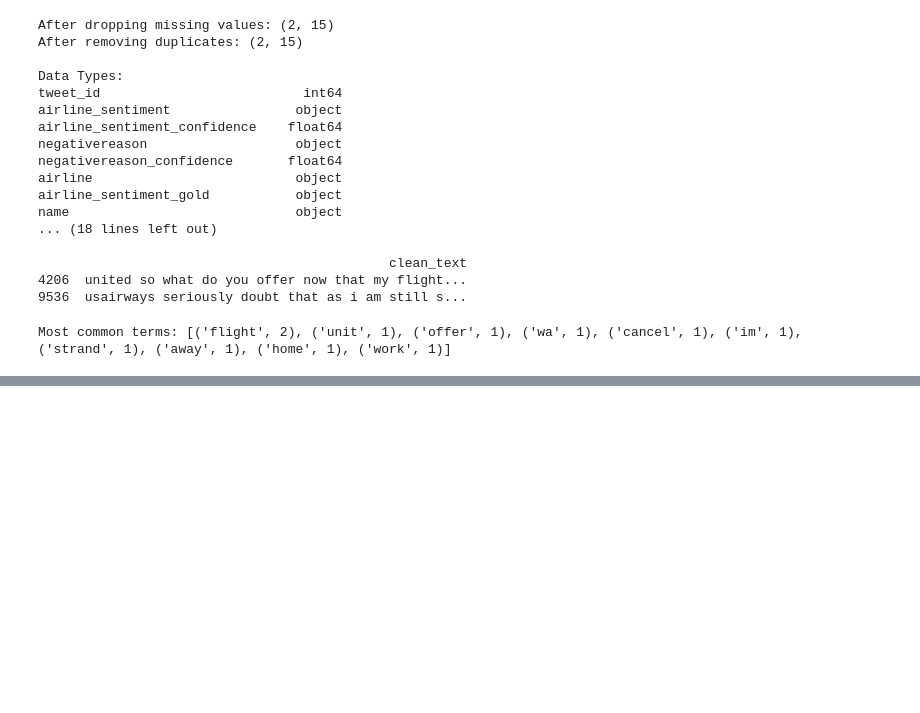
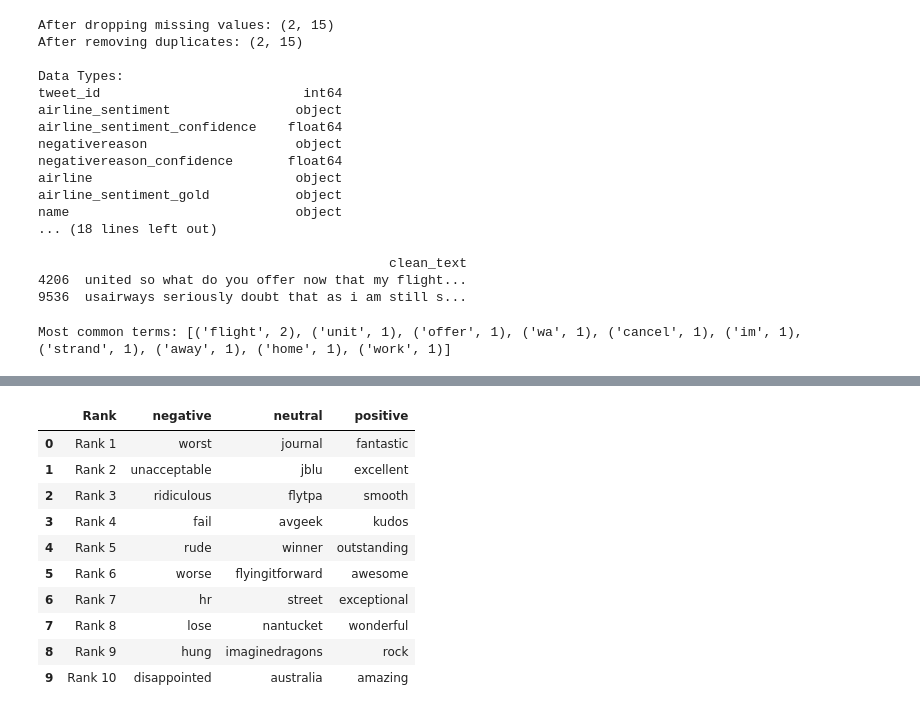
Before and after one commit to lana3x3/Data, a Jupyter notebook: notebookthebi-project.ipynb, the cells around one changed output, grey strips where cells are left out. Cells and saved outputs as stored; diff of their text form; code cells hidden in the pictures; blank space fills up the shorter version.

Commit message:
Kaggle Notebook | TheBI project notebook_ | Version 17

```diff
--- a/notebookthebi-project.ipynb
+++ b/notebookthebi-project.ipynb
@@ -837,0 +753,89 @@ top_words_df
+# %%
+import pandas as pd
+import numpy as np
+import re
+import nltk
+from nltk.tokenize import word_tokenize
+from nltk.stem import WordNetLemmatizer
+from sklearn.feature_extraction.text import CountVectorizer
+from sklearn.naive_bayes import MultinomialNB
+
+
+# Load dataset
+df = pd.read_csv('/kaggle/input/twitter-airline-sentiment/Tweets.csv')
+
+# Stopwords
+custom_stopwords = set([
+    'americanair', 'united', 'southwestair', 'jetblue', 'usairways', 'virginamerica',
+    'flight', 'airline', 'airlines', 'service', 'customer', 'bag', 'hold', 'help', 'ticket', 'plane',
+    'fleek', 'fleet', 'tomorrow', 'know', 'need', 'wa', 'guy', 'got', 'get', 'gotten',
+    'amp', 'just', 'time', 'seat', 'gate', 'day', 'way', 'thank', 'thanks', 'dont', 'make',
+    'ha', 'phone', 'today', 'fly', 'flying', 'travel', 'number', 'new', 'email', 'crew', 'flightled'
+])
+
+lemmatizer = WordNetLemmatizer()
+
+def clean_text(text):
+    text = str(text).lower()
+    text = re.sub(r"http\S+", "", text)
+    text = re.sub(r"[^a-z\s]", "", text)
+    words = word_tokenize(text)
+    words = [lemmatizer.lemmatize(w) for w in words if len(w) > 2 and w not in custom_stopwords]
+    return ' '.join(words)
+
+# Clean
+df['clean_text'] = df['text'].apply(clean_text)
+
+# Vectorize
+vectorizer = CountVectorizer(stop_words='english')
+X_vectorized = vectorizer.fit_transform(df['clean_text'])
+y = df['airline_sentiment']
+
+# Train NB
+nb_model = MultinomialNB()
+nb_model.fit(X_vectorized, y)
+
+# Extract top class-specific words
+feature_names = np.array(vectorizer.get_feature_names_out())
+class_log_probs = nb_model.feature_log_prob_
+classes = nb_model.classes_
+topn = 10
+result = {}
+
+for i, label in enumerate(classes):
+    other_log_probs = np.delete(class_log_probs, i, axis=0)
+    avg_other_log_prob = other_log_probs.mean(axis=0)
+    class_specificity = class_log_probs[i] - avg_other_log_prob
+    top_indices = np.argsort(class_specificity)[::-1]
+    top_words = [feature_names[idx] for idx in top_indices if feature_names[idx] not in custom_stopwords][:topn]
+    result[label] = top_words
+
+# Format to match design (Rank + Columns)
+ranks = [f"Rank {i+1}" for i in range(topn)]
+df_result = pd.DataFrame(result)
+df_result.insert(0, 'Rank', ranks)
+df_result = df_result[['Rank', 'negative', 'neutral', 'positive']]
+
+# Display styled table (if running in Jupyter or notebook)
+from IPython.display import display
+display(df_result.style.set_properties(**{
+    'text-align': 'left',
+    'font-family': 'Arial',
+    'border': '1px solid lightgray',
+    'background-color': '#f9f9f9'
+}).set_table_styles([{
+    'selector': 'th',
+    'props': [('background-color', '#f1f1f1'), ('color', 'black'), ('font-weight', 'bold')]
+}]))
+# %% [output]
+|  | Rank | negative | neutral | positive |
+| 0 | Rank 1 | worst | journal | fantastic |
+| 1 | Rank 2 | unacceptable | jblu | excellent |
+| 2 | Rank 3 | ridiculous | flytpa | smooth |
+| 3 | Rank 4 | fail | avgeek | kudos |
+| 4 | Rank 5 | rude | winner | outstanding |
+| 5 | Rank 6 | worse | flyingitforward | awesome |
+| 6 | Rank 7 | hr | street | exceptional |
+| 7 | Rank 8 | lose | nantucket | wonderful |
+| 8 | Rank 9 | hung | imaginedragons | rock |
+| 9 | Rank 10 | disappointed | australia | amazing |
```
Also changed, not shown: parts of 59 cells of this notebook.
